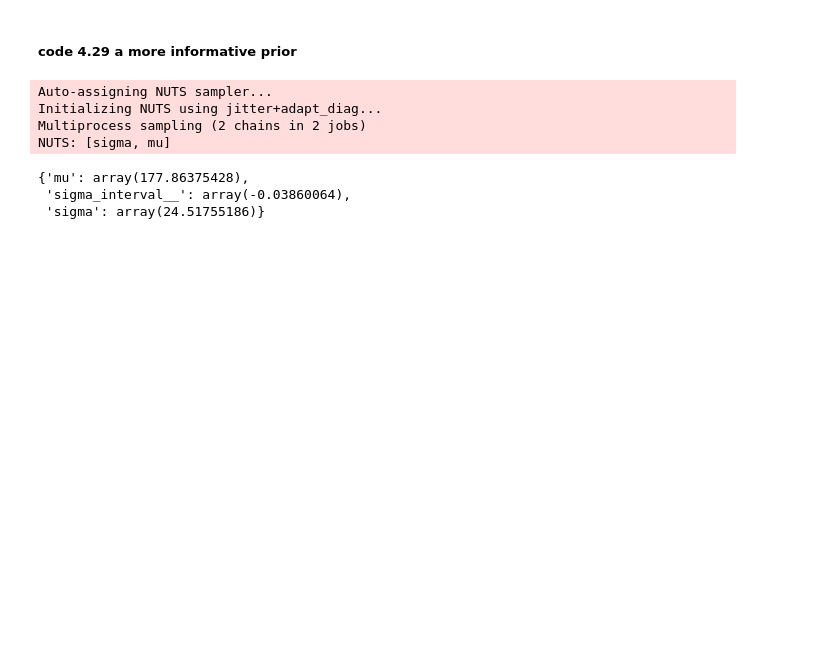
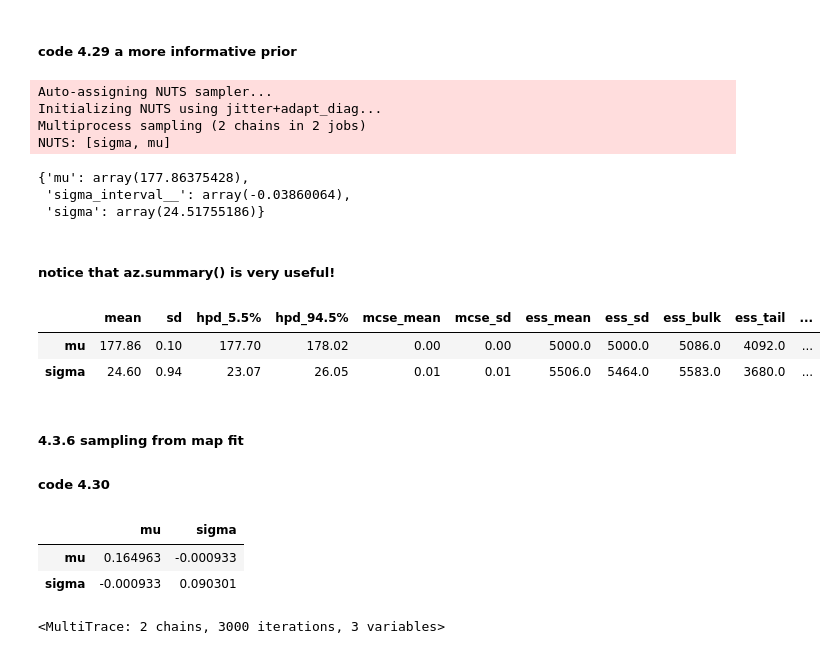
Before and after one commit to ZhengguoGu/resources, a Jupyter notebook: Rethinking/Zhen_practice/Ch4.ipynb, the cells around one changed output. Saved outputs shown, nothing was run; the diff lists cells and outputs as text; code cells hidden in the pictures; blank space fills up the shorter version.

```diff
--- a/Rethinking/Zhen_practice/Ch4.ipynb
+++ b/Rethinking/Zhen_practice/Ch4.ipynb
@@ -151,3 +155,14 @@ NUTS: [sigma, mu]
 {'mu': array(177.86375428),
  'sigma_interval__': array(-0.03860064),
  'sigma': array(24.51755186)}
+# %% [markdown]
+##### notice that az.summary() is very useful!
+# %%
+az.summary(trace, credible_interval=.89).round(2)
+# %% [output]
+|  | mean | sd | hpd_5.5% | hpd_94.5% | mcse_mean | mcse_sd | ess_mean | ess_sd | ess_bulk | ess_tail | ... |
+| mu | 177.86 | 0.10 | 177.70 | 178.02 | 0.00 | 0.00 | 5000.0 | 5000.0 | 5086.0 | 4092.0 | ... |
+| sigma | 24.60 | 0.94 | 23.07 | 26.05 | 0.01 | 0.01 | 5506.0 | 5464.0 | 5583.0 | 3680.0 | ... |
+# %% [markdown]
+##### 4.3.6 sampling from map fit
+##### code 4.30
@@ -153,0 +171,10 @@ NUTS: [sigma, mu]
+# %%
+df_trace.cov()
+# %% [output]
+|  | mu | sigma |
+| mu | 0.164963 | -0.000933 |
+| sigma | -0.000933 | 0.090301 |
+# %%
+trace
+# %% [output]
+<MultiTrace: 2 chains, 3000 iterations, 3 variables>
```
Also changed, not shown: parts of 3 cells of this notebook.
